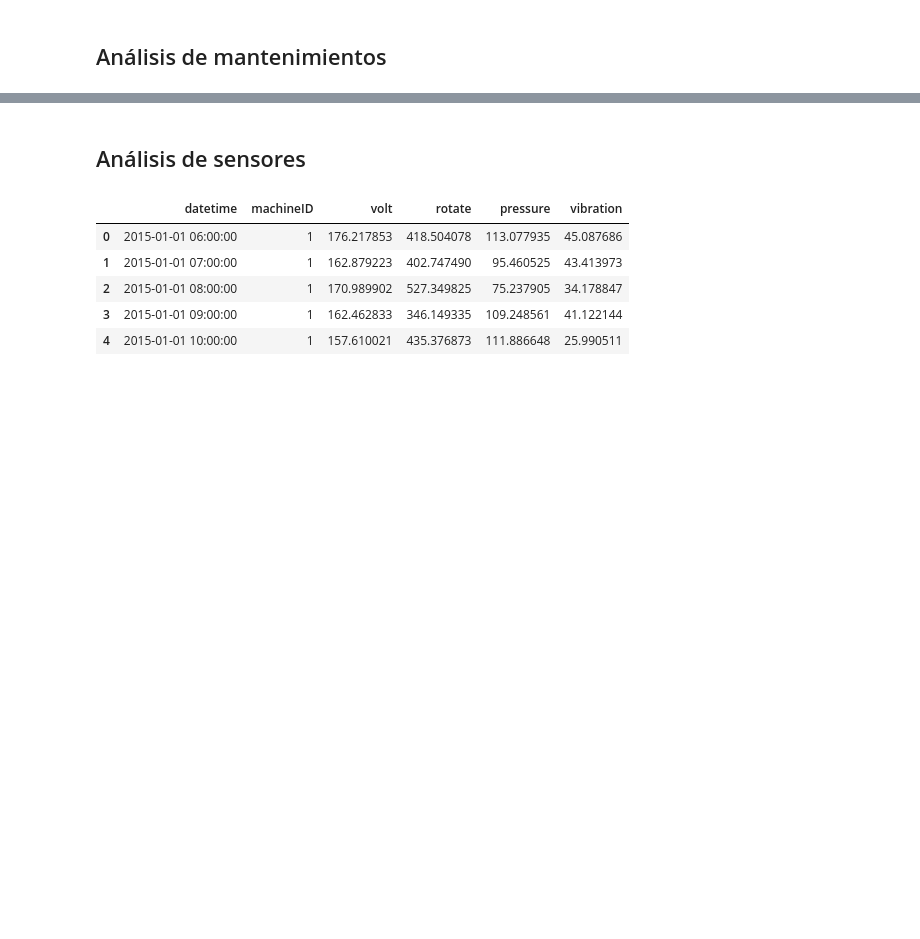
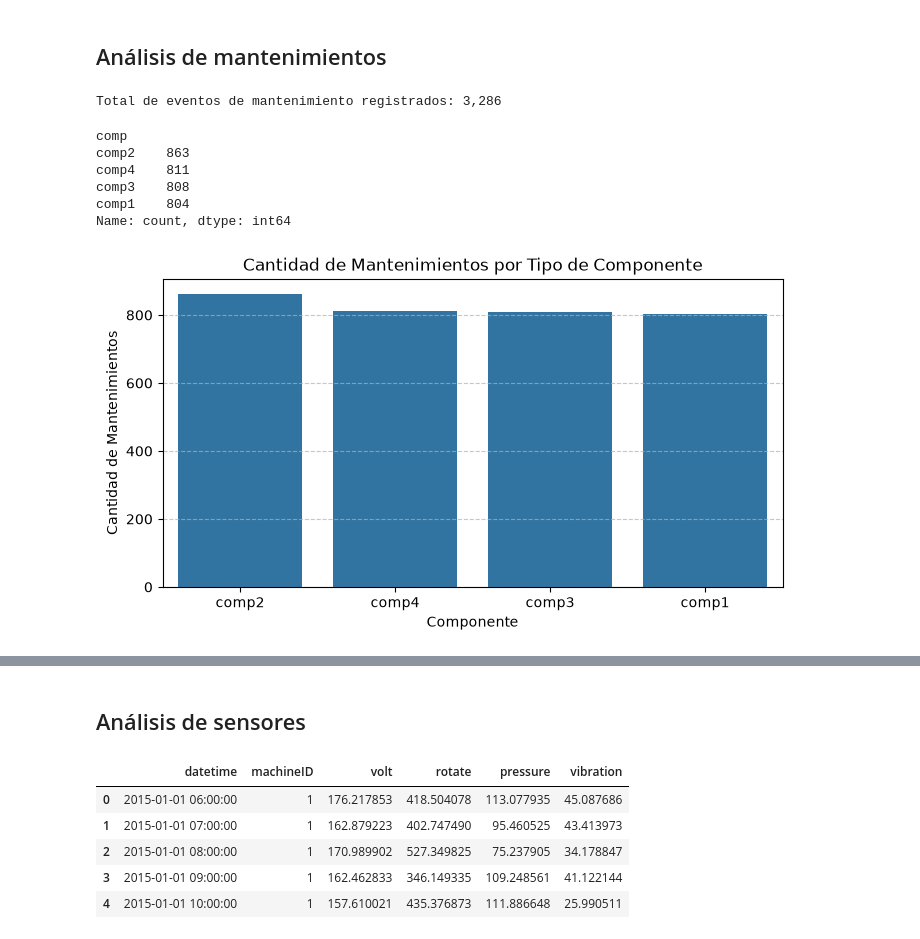
Before and after one commit to ARTARAUZ/S08-26-EQUIPO-24, a Jupyter notebook: Analisis_datos_S08_26_equipo_24.ipynb, the cells around one changed output, grey strips where cells are left out. Cells and saved outputs as stored; diff of their text form; code cells hidden in the pictures; blank space fills up the shorter version.

```diff
--- a/Analisis_datos_S08_26_equipo_24.ipynb
+++ b/Analisis_datos_S08_26_equipo_24.ipynb
@@ -274,5 +301,31 @@ plt.show()
 # %% [markdown]
 ## Análisis de mantenimientos
+# %%
+mantenimientos_totales = len(df_maint)
+print(f"Total de eventos de mantenimiento registrados: {mantenimientos_totales:,}\n")
+# %% [output]
+Total de eventos de mantenimiento registrados: 3,286
+# %%
+mantenimientos_por_comp = df_maint['comp'].value_counts()
+print(mantenimientos_por_comp)
+# %% [output]
+comp
+comp2    863
+comp4    811
+comp3    808
+comp1    804
+Name: count, dtype: int64
+# %%
+# Graficar la distribución por componente
+plt.figure(figsize=(8, 4))
+sns.countplot(data=df_maint, x='comp', order=mantenimientos_por_comp.index)
+plt.title("Cantidad de Mantenimientos por Tipo de Componente")
+plt.xlabel("Componente")
+plt.ylabel("Cantidad de Mantenimientos")
+plt.grid(axis='y', linestyle='--', alpha=0.7)
+plt.show()
+# %% [output]
+[figure, added]
 # %%
 maint_machine = df_maint["machineID"].value_counts()
 
```
Also changed, not shown: parts of 27 cells of this notebook.
